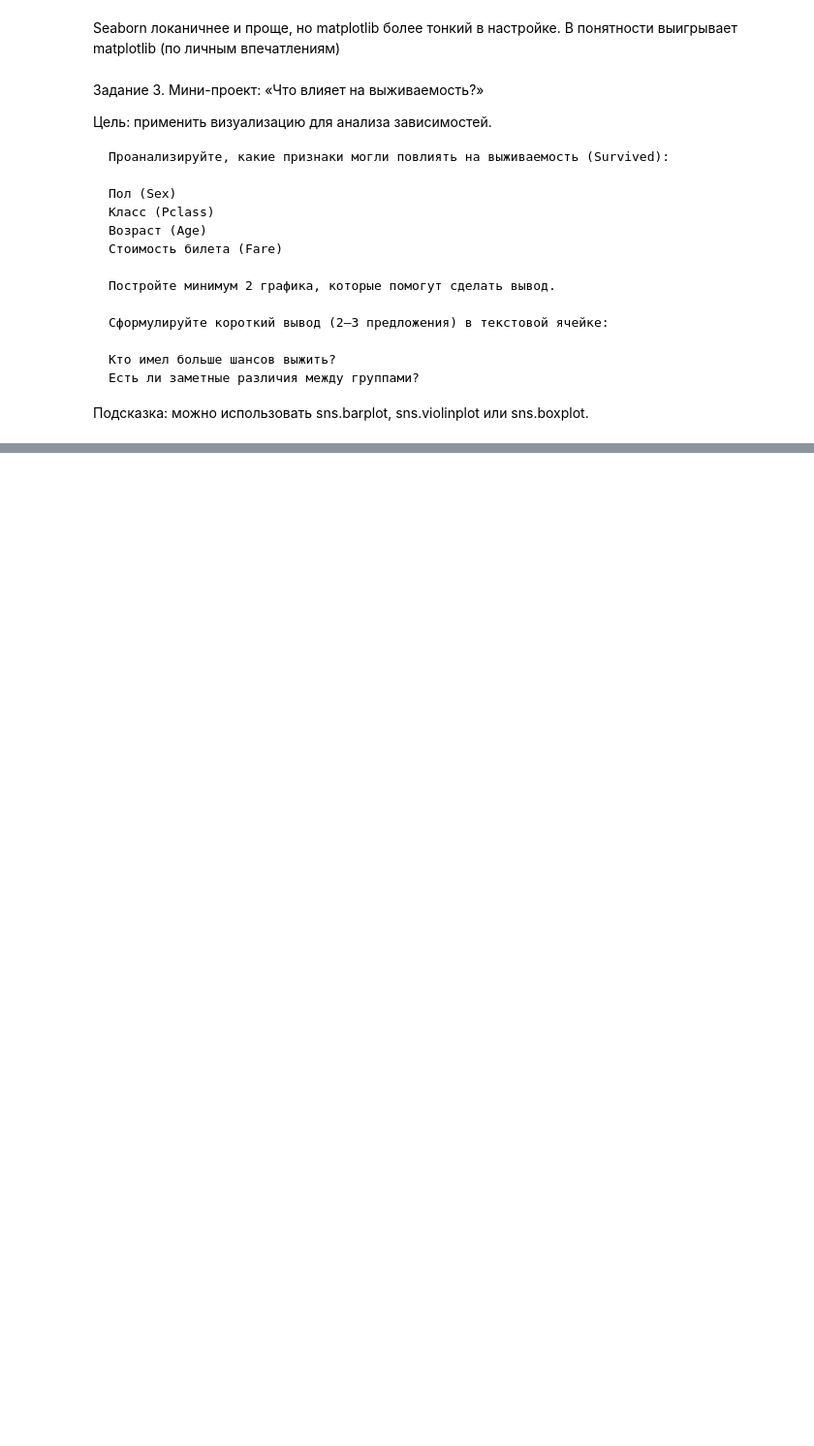
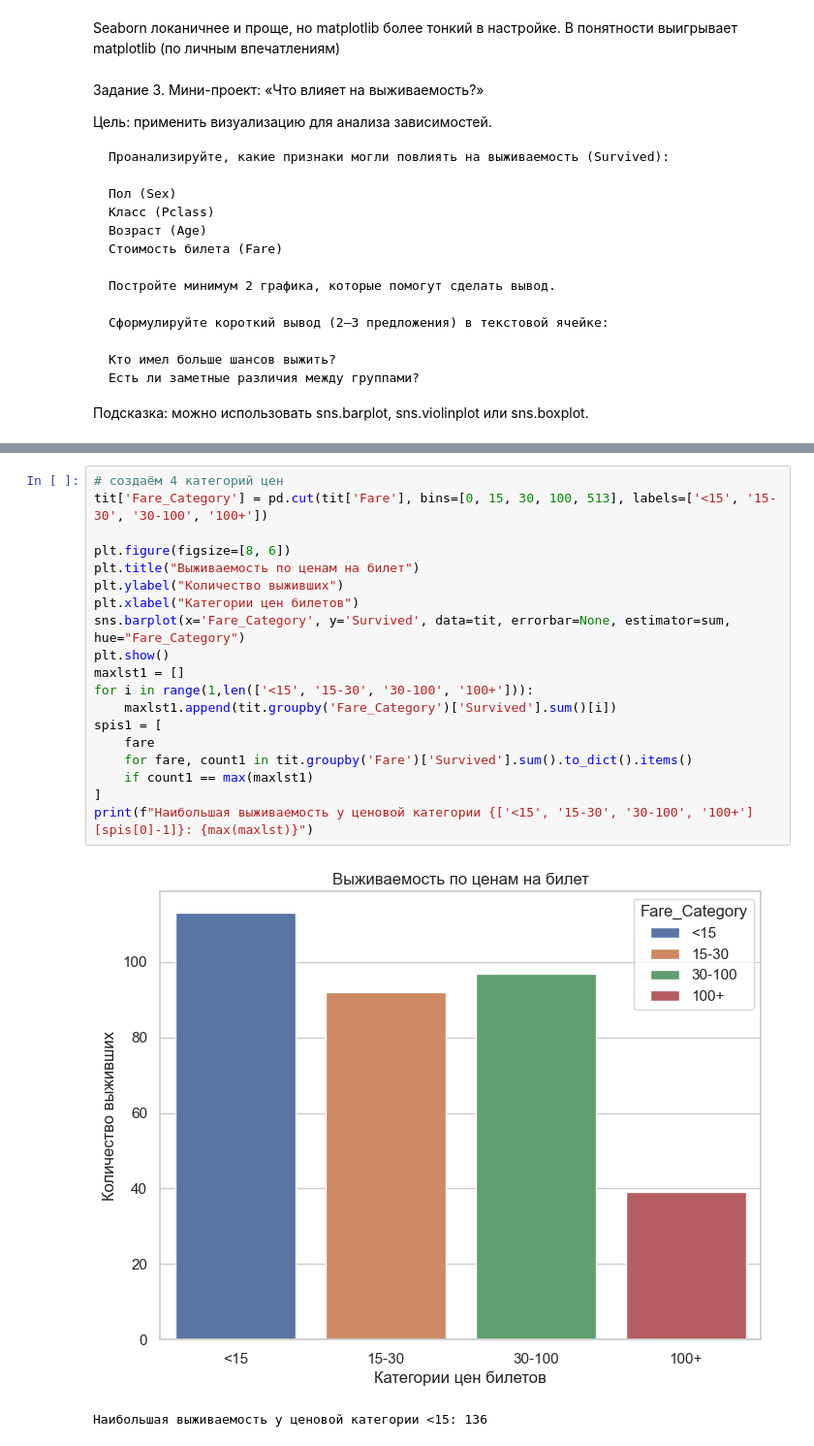
Before and after one commit to StepanPro999636/bool_bool, a Jupyter notebook: homework/homework_lesson3_Lazarenko_Stephan.ipynb, the cells around one changed output, grey strips where cells are left out. Shown at 97% size. Cells and saved outputs as stored; diff of their text form; blank space fills up the shorter version.

```diff
--- a/homework/homework_lesson3_Lazarenko_Stephan.ipynb
+++ b/homework/homework_lesson3_Lazarenko_Stephan.ipynb
@@ -141,0 +185,22 @@ plt.show()
+# %%
+# создаём 4 категорий цен
+tit['Fare_Category'] = pd.cut(tit['Fare'], bins=[0, 15, 30, 100, 513], labels=['<15', '15-30', '30-100', '100+'])
+
+plt.figure(figsize=[8, 6])
+plt.title("Выживаемость по ценам на билет")
+plt.ylabel("Количество выживших")
+plt.xlabel("Категории цен билетов")
+sns.barplot(x='Fare_Category', y='Survived', data=tit, errorbar=None, estimator=sum, hue="Fare_Category")
+plt.show()
+maxlst1 = []
+for i in range(1,len(['<15', '15-30', '30-100', '100+'])):
+    maxlst1.append(tit.groupby('Fare_Category')['Survived'].sum()[i])
+spis1 = [
+    fare
+    for fare, count1 in tit.groupby('Fare')['Survived'].sum().to_dict().items()
+    if count1 == max(maxlst1)
+]
+print(f"Наибольшая выживаемость у ценовой категории {['<15', '15-30', '30-100', '100+'][spis[0]-1]}: {max(maxlst)}")
+# %% [output]
+[figure, added]
+Наибольшая выживаемость у ценовой категории <15: 136
```
Also changed, not shown: parts of 8 cells of this notebook.
